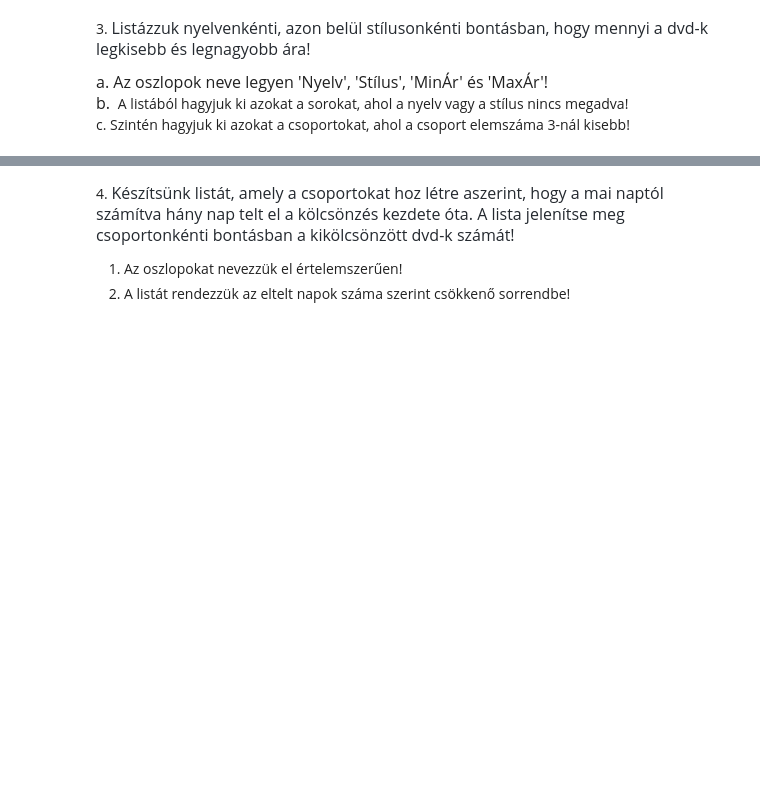
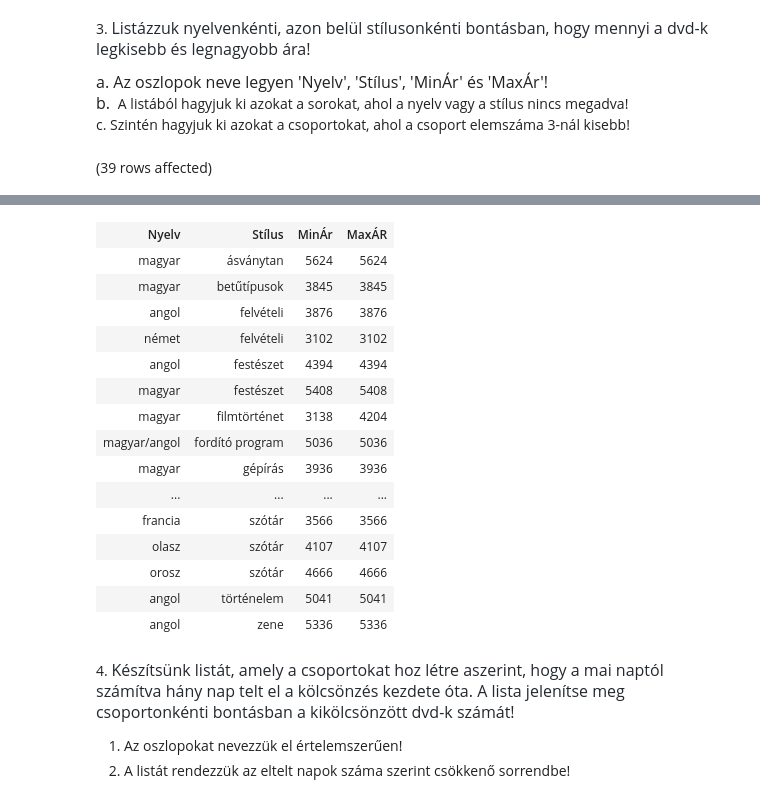
Before and after one commit to gaborbrown/sql, a Jupyter notebook: gyakorlat02_feladatok .ipynb, the cells around one changed output, grey strips where cells are left out. Saved outputs shown, nothing was run; the diff lists cells and outputs as text; code cells hidden in the pictures; blank space fills up the shorter version.

```diff
--- a/gyakorlat02_feladatok .ipynb
+++ b/gyakorlat02_feladatok .ipynb
@@ -53,3 +53,14 @@ Total execution time: 00:00:00.019
 
 <span style="font-size: 16px;">a. Az oszlopok neve legyen 'Nyelv', 'Stílus', 'MinÁr' és 'MaxÁr'!<br>b.&nbsp;</span> A listából hagyjuk ki azokat a sorokat, ahol a nyelv vagy a stílus nincs megadva!
 c. Szintén hagyjuk ki azokat a csoportokat, ahol a csoport elemszáma 3-nál kisebb!
+# %%
+SELECT ny.lang AS Nyelv,
+        stilus AS Stílus,
+        MIN(nettoar) AS MinÁr,
+        MAX(nettoar) AS MaxÁR
+
+FROM dvd JOIN nyelvek ny ON dvd.lang = ny.id
+GROUP BY ny.lang, stilus
+HAVING COUNT(*) < 3
+# %% [output]
+(39 rows affected)
@@ -56,3 +68,19 @@ c. Szintén hagyjuk ki azokat a csoportokat, ahol a csoport elemszáma 3-nál ki
+| Nyelv | Stílus | MinÁr | MaxÁR |
+| magyar | ásványtan | 5624 | 5624 |
+| magyar | betűtípusok | 3845 | 3845 |
+| angol | felvételi | 3876 | 3876 |
+| német | felvételi | 3102 | 3102 |
+| angol | festészet | 4394 | 4394 |
+| magyar | festészet | 5408 | 5408 |
+| magyar | filmtörténet | 3138 | 4204 |
+| magyar/angol | fordító program | 5036 | 5036 |
+| magyar | gépírás | 3936 | 3936 |
+| ... | ... | ... | ... |
+| francia | szótár | 3566 | 3566 |
+| olasz | szótár | 4107 | 4107 |
+| orosz | szótár | 4666 | 4666 |
+| angol | történelem | 5041 | 5041 |
+| angol | zene | 5336 | 5336 |
 # %% [markdown]
 4. <span style="color: rgb(36, 41, 47); font-family: -apple-system, BlinkMacSystemFont, &quot;Segoe UI&quot;, Helvetica, Arial, sans-serif, &quot;Apple Color Emoji&quot;, &quot;Segoe UI Emoji&quot;; font-size: 16px;">Készítsünk listát, amely a csoportokat hoz létre aszerint, hogy a mai naptól számítva hány nap telt el a kölcsönzés kezdete óta. A lista jelenítse meg csoportonkénti bontásban a kikölcsönzött dvd-k számát!</span>
 
```
Also changed, not shown: parts of 6 cells of this notebook.
